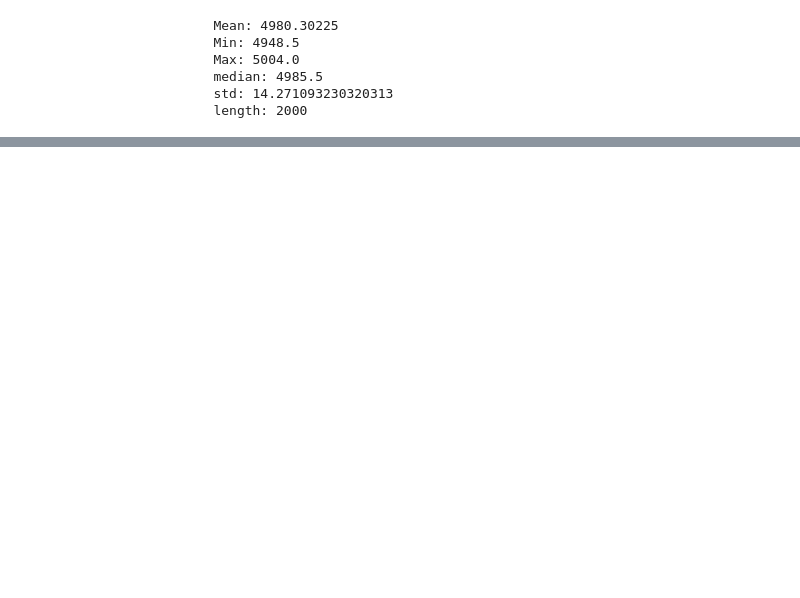
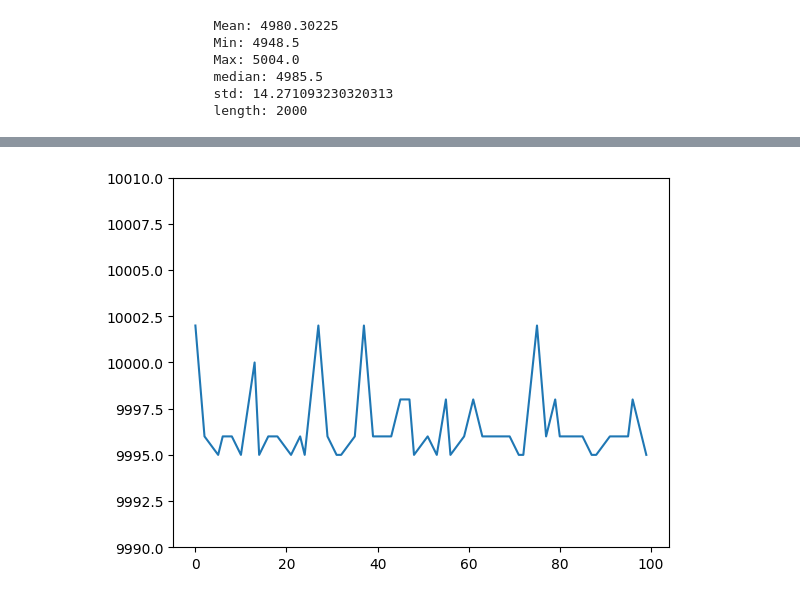
Before and after one commit to yyashhp/Prosperity_2024, a Jupyter notebook: dataExploration.ipynb, the cells around one changed output, grey strips where cells are left out. Cells and saved outputs as stored; diff of their text form; code cells hidden in the pictures; blank space fills up the shorter version.

```diff
--- a/dataExploration.ipynb
+++ b/dataExploration.ipynb
@@ -116,0 +98,9 @@ get_stats(starfruit_df['mid_price'])
+# %%
+adf['mid_price'].values
+x = np.linspace(0,2000,2000)
+
+plt.plot(adf['bid_price_1'][0:50])
+plt.ylim(9990,10010)
+plt.show()
+# %% [output]
+[figure, added]
```
Also changed, not shown: parts of 16 cells of this notebook.
